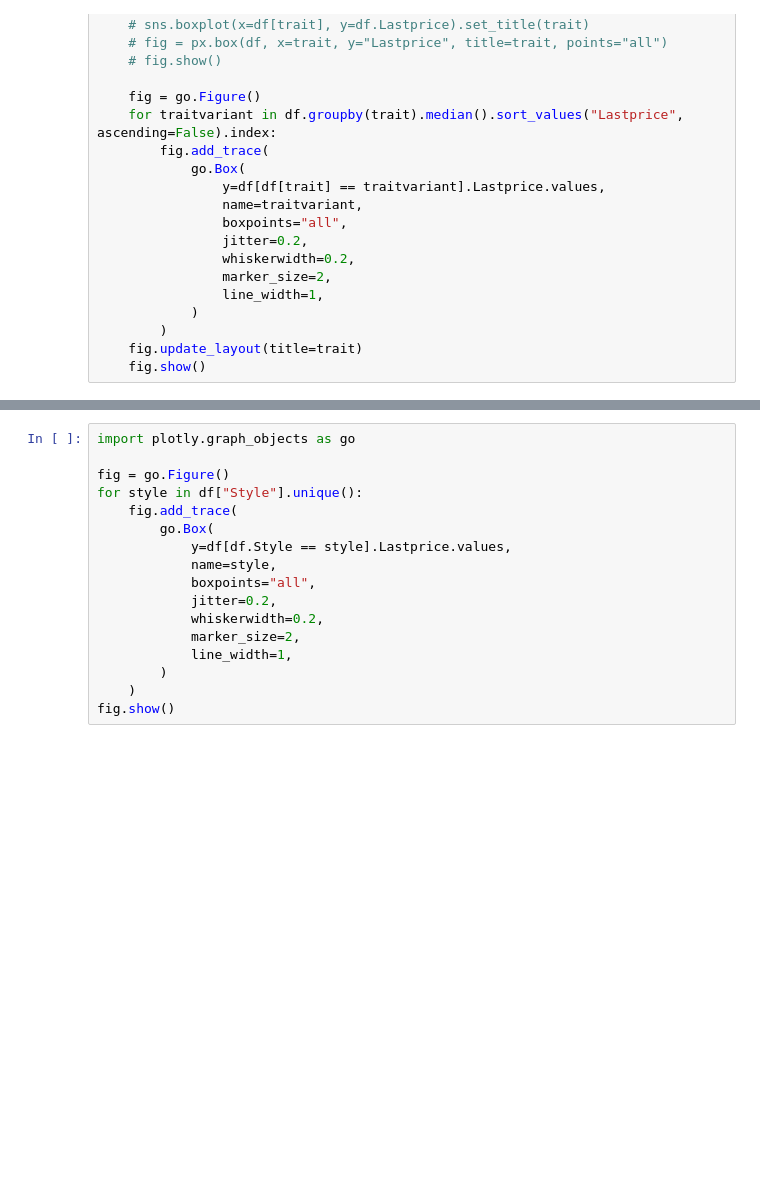
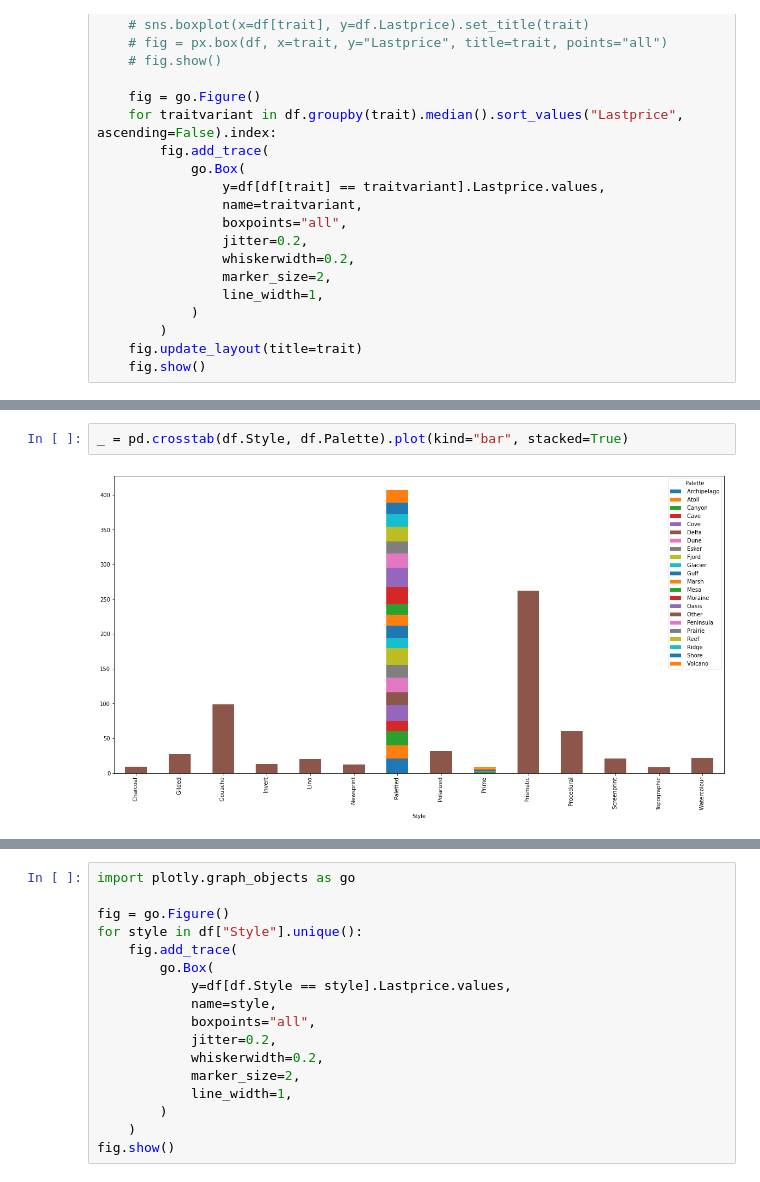
Before and after one commit to ymyke/niftylytics, a Jupyter notebook: meridians.ipynb, the cells around one changed output, grey strips where cells are left out. Drawn from its saved outputs; the diff is of its cells as text; blank space fills up the shorter version.

```diff
--- a/meridians.ipynb
+++ b/meridians.ipynb
@@ -168,0 +176,4 @@ Some observations:
+# %%
+_ = pd.crosstab(df.Style, df.Palette).plot(kind="bar", stacked=True)
+# %% [output]
+[figure, added]
```
Also changed, not shown: parts of 9 cells of this notebook.
